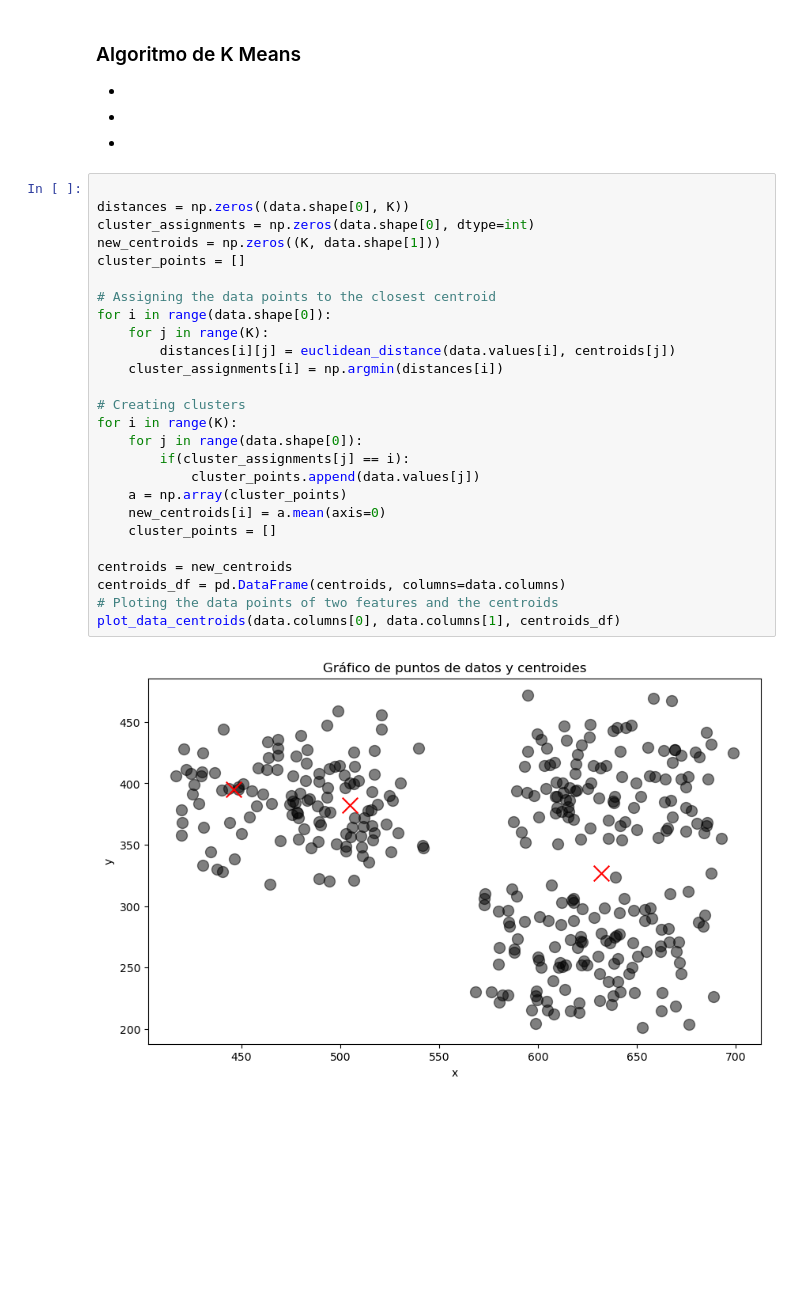
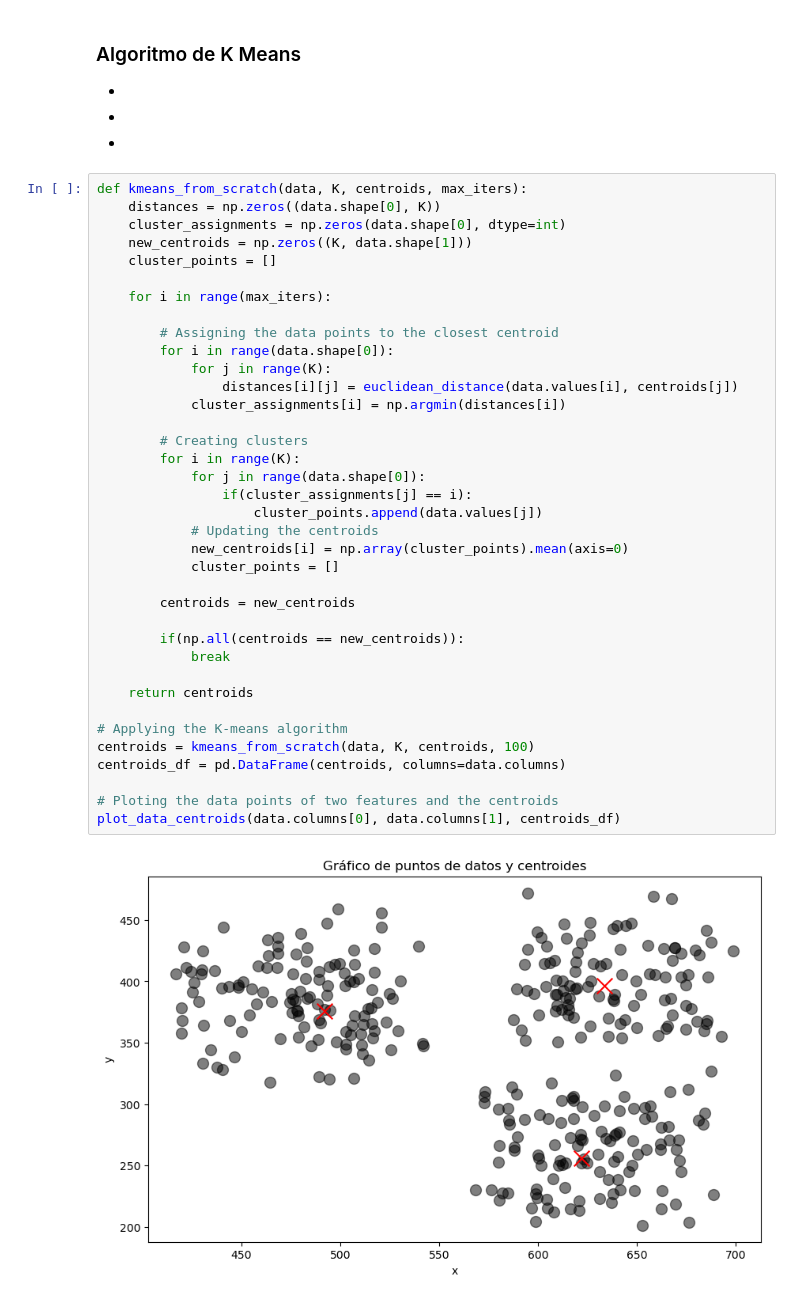
Before and after one commit to MonicaCabanas23/artificial-intelligence-course, a Jupyter notebook: Tareas/k-means-homework/Clustering_Homework.ipynb, the cells around one changed output. Cells and saved outputs as stored; diff of their text form; blank space fills up the shorter version.

Commit message:
:sparkles: Adding functionality for executing kmeans max_iters times

```diff
--- a/Tareas/k-means-homework/Clustering_Homework.ipynb
+++ b/Tareas/k-means-homework/Clustering_Homework.ipynb
@@ -109,30 +109,41 @@ def euclidean_distance(x1, x2):
 *
 *
 # %%
-
-distances = np.zeros((data.shape[0], K))
-cluster_assignments = np.zeros(data.shape[0], dtype=int)
-new_centroids = np.zeros((K, data.shape[1]))
-cluster_points = []
-
-# Assigning the data points to the closest centroid
-for i in range(data.shape[0]):
-    for j in range(K):
-        distances[i][j] = euclidean_distance(data.values[i], centroids[j])
-    cluster_assignments[i] = np.argmin(distances[i])
-
-# Creating clusters
-for i in range(K):
-    for j in range(data.shape[0]):
-        if(cluster_assignments[j] == i):
-            cluster_points.append(data.values[j])
-    a = np.array(cluster_points)
-    new_centroids[i] = a.mean(axis=0)
+def kmeans_from_scratch(data, K, centroids, max_iters):
+    distances = np.zeros((data.shape[0], K))
+    cluster_assignments = np.zeros(data.shape[0], dtype=int)
+    new_centroids = np.zeros((K, data.shape[1]))
     cluster_points = []
 
-centroids = new_centroids
+    for i in range(max_iters):
+
+        # Assigning the data points to the closest centroid
+        for i in range(data.shape[0]):
+            for j in range(K):
+                distances[i][j] = euclidean_distance(data.values[i], centroids[j])
+            cluster_assignments[i] = np.argmin(distances[i])
+
+        # Creating clusters
+        for i in range(K):
+            for j in range(data.shape[0]):
+                if(cluster_assignments[j] == i):
+                    cluster_points.append(data.values[j])
+            # Updating the centroids
+            new_centroids[i] = np.array(cluster_points).mean(axis=0)
+            cluster_points = []
+
+        centroids = new_centroids
+
+        if(np.all(centroids == new_centroids)):
+            break
+
+    return centroids
+
+# Applying the K-means algorithm
+centroids = kmeans_from_scratch(data, K, centroids, 100)
 centroids_df = pd.DataFrame(centroids, columns=data.columns)
+
 # Ploting the data points of two features and the centroids
 plot_data_centroids(data.columns[0], data.columns[1], centroids_df)
 # %% [output]
-[figure, old version]
+[figure, new version]
```
Also changed, not shown: parts of 1 cell of this notebook.
